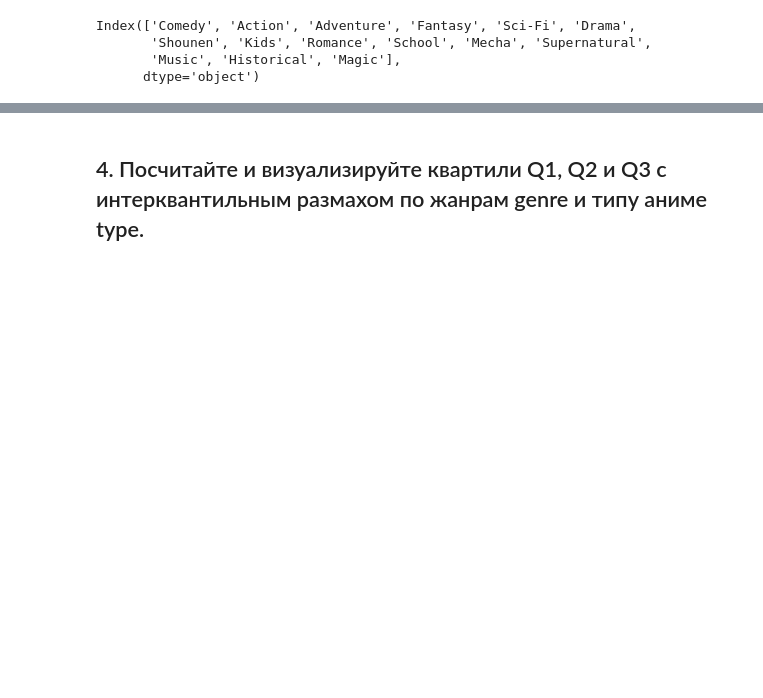
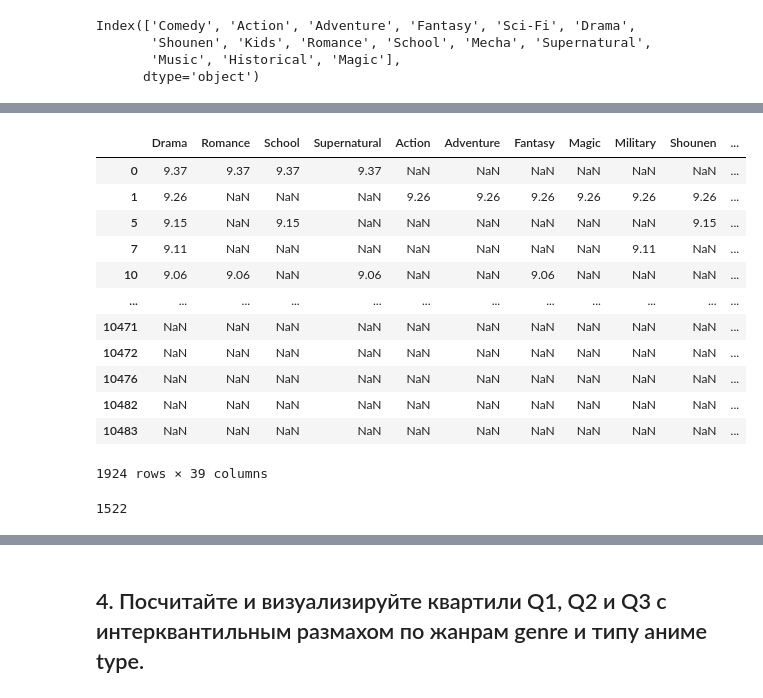
Before and after one commit to semwett0301/stat-ml-labs, a Jupyter notebook: statistic-course/math_stat_1.ipynb, the cells around one changed output, grey strips where cells are left out. Saved outputs shown, nothing was run; the diff lists cells and outputs as text; code cells hidden in the pictures; blank space fills up the shorter version.

```diff
--- a/statistic-course/math_stat_1.ipynb
+++ b/statistic-course/math_stat_1.ipynb
@@ -228,0 +259,27 @@ genre_df = genre_df.filter()
+# %%
+genre_grouped_df = pd.DataFrame()
+
+for genre in filtered_genre.drop_duplicates().to_list():
+    genre_grouped_df[genre] = new_genre_df[new_genre_df['genre_list'].apply(
+        lambda x: isinstance(x, list) and genre.lower() in x
+    )]['rating']
+
+genre_grouped_df
+# %% [output]
+|  | Drama | Romance | School | Supernatural | Action | Adventure | Fantasy | Magic | Military | Shounen | ... |
+| 0 | 9.37 | 9.37 | 9.37 | 9.37 | NaN | NaN | NaN | NaN | NaN | NaN | ... |
+| 1 | 9.26 | NaN | NaN | NaN | 9.26 | 9.26 | 9.26 | 9.26 | 9.26 | 9.26 | ... |
+| 5 | 9.15 | NaN | 9.15 | NaN | NaN | NaN | NaN | NaN | NaN | 9.15 | ... |
+| 7 | 9.11 | NaN | NaN | NaN | NaN | NaN | NaN | NaN | 9.11 | NaN | ... |
+| 10 | 9.06 | 9.06 | NaN | 9.06 | NaN | NaN | 9.06 | NaN | NaN | NaN | ... |
+| ... | ... | ... | ... | ... | ... | ... | ... | ... | ... | ... | ... |
+| 10471 | NaN | NaN | NaN | NaN | NaN | NaN | NaN | NaN | NaN | NaN | ... |
+| 10472 | NaN | NaN | NaN | NaN | NaN | NaN | NaN | NaN | NaN | NaN | ... |
+| 10476 | NaN | NaN | NaN | NaN | NaN | NaN | NaN | NaN | NaN | NaN | ... |
+| 10482 | NaN | NaN | NaN | NaN | NaN | NaN | NaN | NaN | NaN | NaN | ... |
+| 10483 | NaN | NaN | NaN | NaN | NaN | NaN | NaN | NaN | NaN | NaN | ... |
+1924 rows × 39 columns
+# %%
+genre_grouped_df['Comedy'].isna().sum()
+# %% [output]
+1522
```
Also changed, not shown: parts of 16 cells of this notebook.
